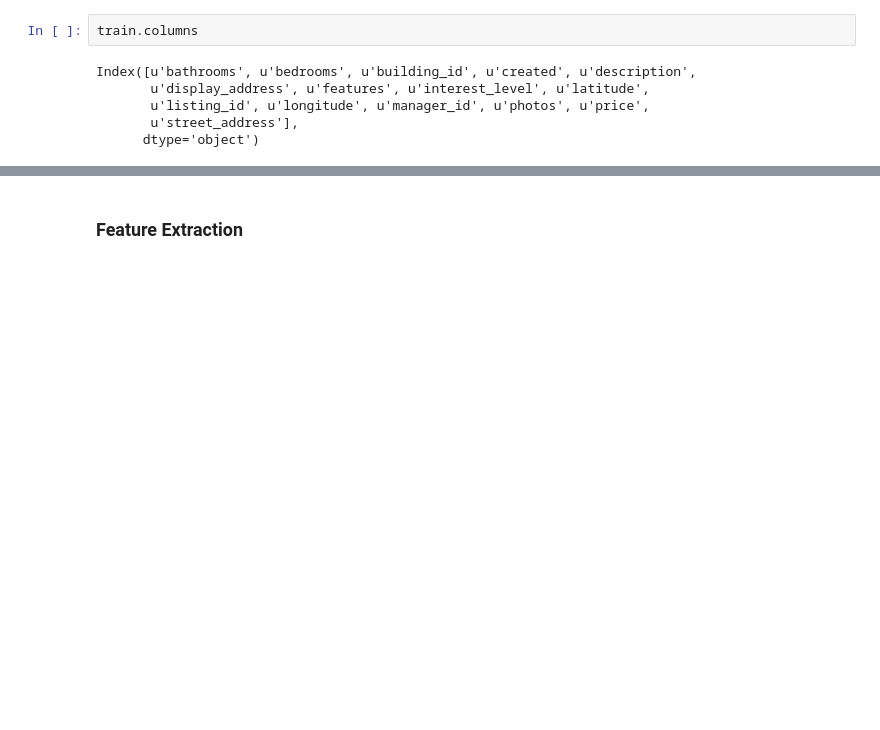
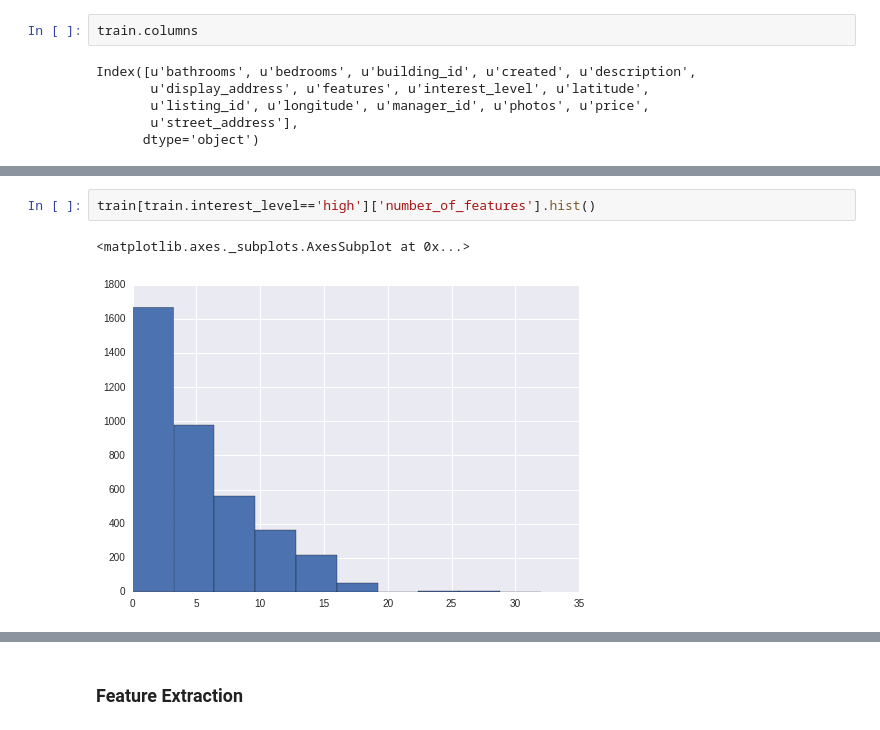
Before and after one commit to ah3200/renthop-kaggle, a Jupyter notebook: data_exploratory_analysis.ipynb, the cells around one changed output, grey strips where cells are left out. Cells and saved outputs as stored; diff of their text form; blank space fills up the shorter version.

```diff
--- a/data_exploratory_analysis.ipynb
+++ b/data_exploratory_analysis.ipynb
@@ -159,0 +220,5 @@ Index([u'bathrooms', u'bedrooms', u'building_id', u'created', u'description',
+# %%
+train[train.interest_level=='high']['number_of_features'].hist()
+# %% [output]
+<matplotlib.axes._subplots.AxesSubplot at 0x...>
+[figure, added]
```
Also changed, not shown: parts of 23 cells of this notebook, 1 other file.
